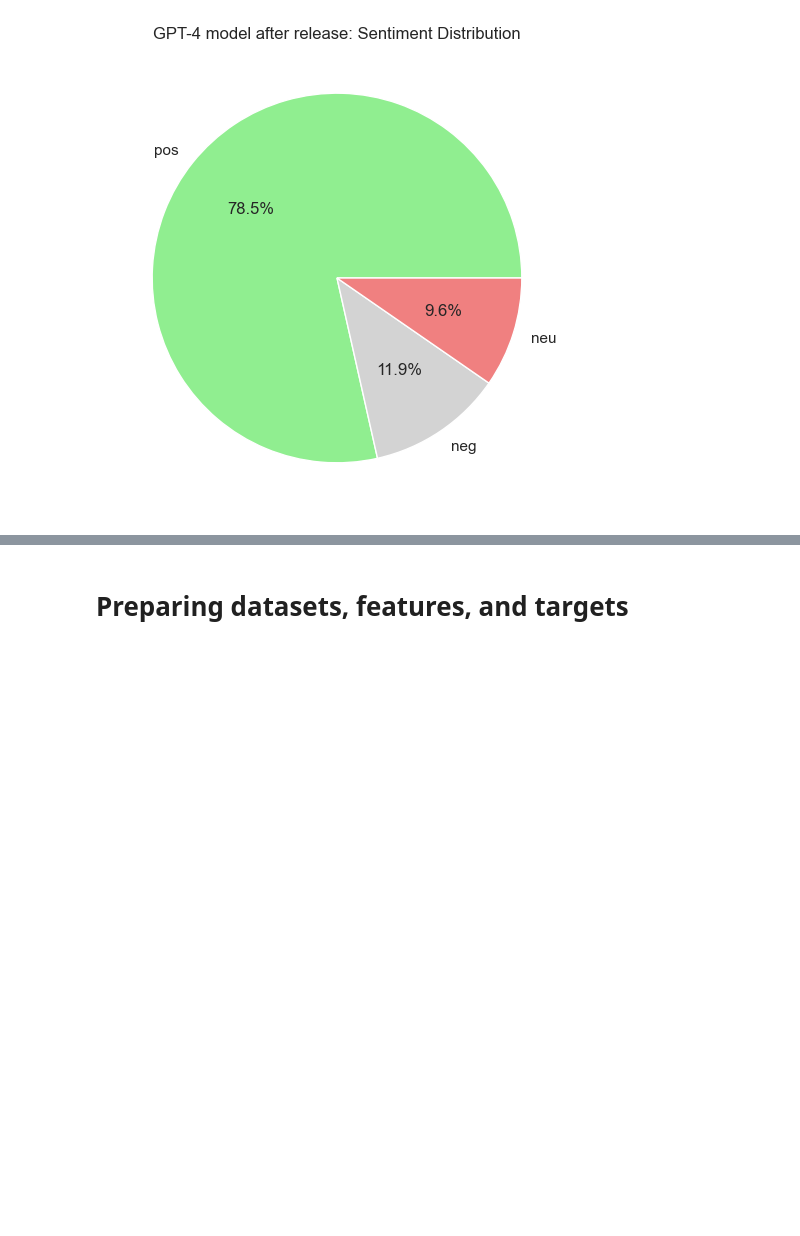
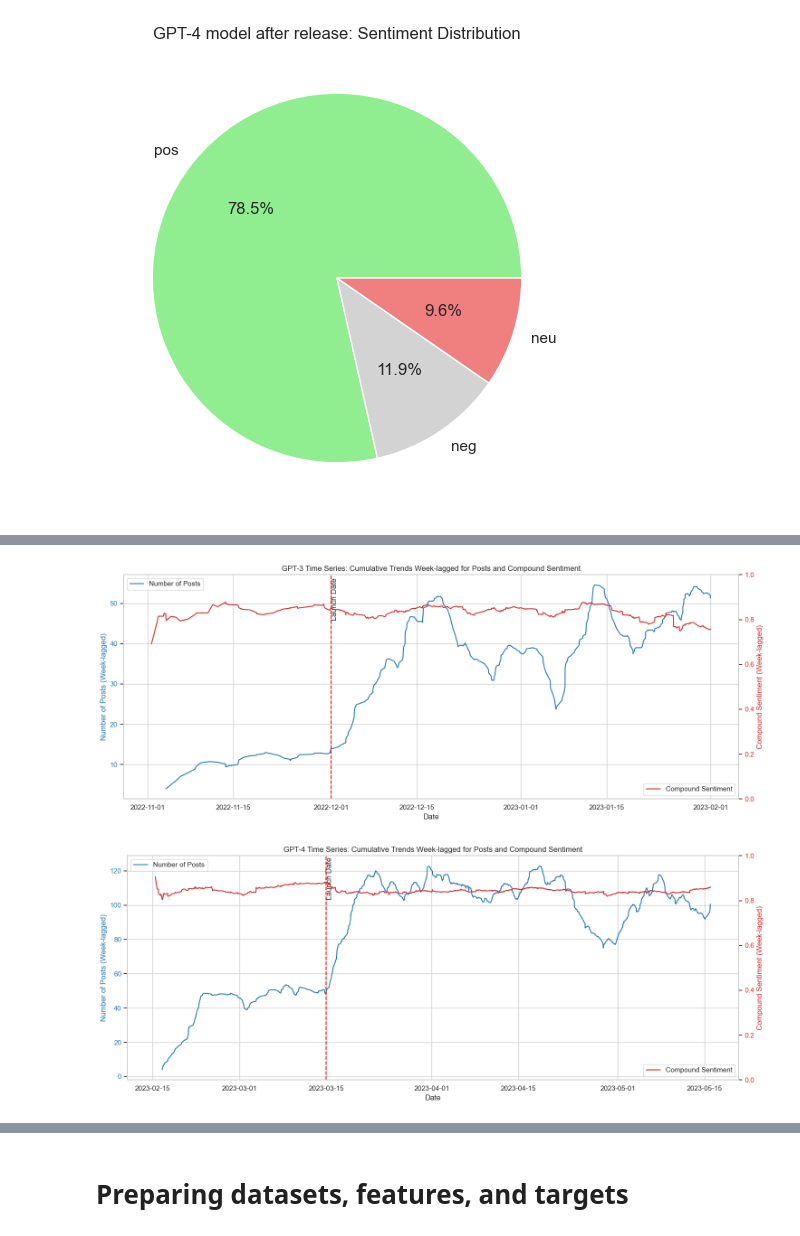
Before and after one commit to georgeh12/reddit-gpt, a Jupyter notebook: model-training.ipynb, the cells around one changed output, grey strips where cells are left out. Saved outputs shown, nothing was run; the diff lists cells and outputs as text; code cells hidden in the pictures; blank space fills up the shorter version.

```diff
--- a/model-training.ipynb
+++ b/model-training.ipynb
@@ -222,0 +286,52 @@ visualize_sentiment(dataset=df_gpt4_after, name='GPT-4 model after release')
+# %%
+def plot_time_series_lagged(model, model_name, launch_date):
+    # Sort by date
+    _model = model.sort_values(by='date')
+
+    # Calculate the total comments for the past week, then take the lagged average for that week
+    _model['count_cumulative'] = _model['date'].apply(lambda date: len(_model[
+        (date - timedelta(days=7) < _model['date']) & (_model['date'] <= date)
+    ]))
+    _model['count_cumulative_lagged'] = _model['count_cumulative'].rolling(window=7).mean()
+
+    # Calculate the average sentiment for the past week, then take the lagged average for that week
+    _model['compound_cumulative'] = _model['date'].apply(lambda date: _model[
+        (date - timedelta(days=7) < _model['date']) & (_model['date'] <= date)
+    ]['neg'].mean())
+    _model['compound_cumulative_lagged'] = _model['compound_cumulative'].rolling(window=7).mean()
+
+    fig, ax1 = plt.subplots(figsize=(15, 6))  # Create figure and axes
+
+    # Plot cumulative posts per day
+    ax1.plot(_model['date'], _model['count_cumulative_lagged'], color='tab:blue', label='Number of Posts')
+    ax1.set_ylabel('Number of Posts (Week-lagged)', color='tab:blue')
+    ax1.tick_params(axis='y', labelcolor='tab:blue')
+
+    # Create a second y-axis for number of comments
+    ax2 = ax1.twinx()
+    ax2.plot(_model['date'], _model['compound_cumulative'], color='tab:red', label='Compound Sentiment')
+    ax2.set_ylabel('Compound Sentiment (Week-lagged)', color='tab:red')
+    ax2.tick_params(axis='y', labelcolor='tab:red')
+    ax2.legend(loc='lower right')  # Show legend for comments
+    ax2.set_ylim(0, 1)  # Set y-axis limits for compound sentiment
+
+    ax1.set_title(model_name + ': Cumulative Trends Week-lagged for Posts and Compound Sentiment')
+    ax1.set_xlabel('Date')
+    ax1.axvline(x=launch_date + timedelta(days=1), color='r', linestyle='--')  # Vertical line for launch date
+    ax1.text(launch_date + timedelta(days=1), ax1.get_ylim()[1] * .8, 'Launch Date', rotation=90, verticalalignment='bottom')
+    ax1.legend(loc='upper left')  # Show legend for posts
+
+    ax2.grid(False)  # Remove y-axis gridlines
+
+    plt.tight_layout()
+    plt.show()
+    return _model
+
+# Plot GPT-3 data by date
+df_gpt3_time_series = plot_time_series_lagged(pd.concat([df_gpt3_before, df_gpt3_after]), 'GPT-3 Time Series', gpt3_launch)
+
+# Plot GPT-4 data by date
+df_gpt4_time_series = plot_time_series_lagged(pd.concat([df_gpt4_before, df_gpt4_after]), 'GPT-4 Time Series', gpt4_launch)
+# %% [output]
+[figure, added]
+[figure, added]
```
Also changed, not shown: parts of 15 cells of this notebook, 7 other files.
